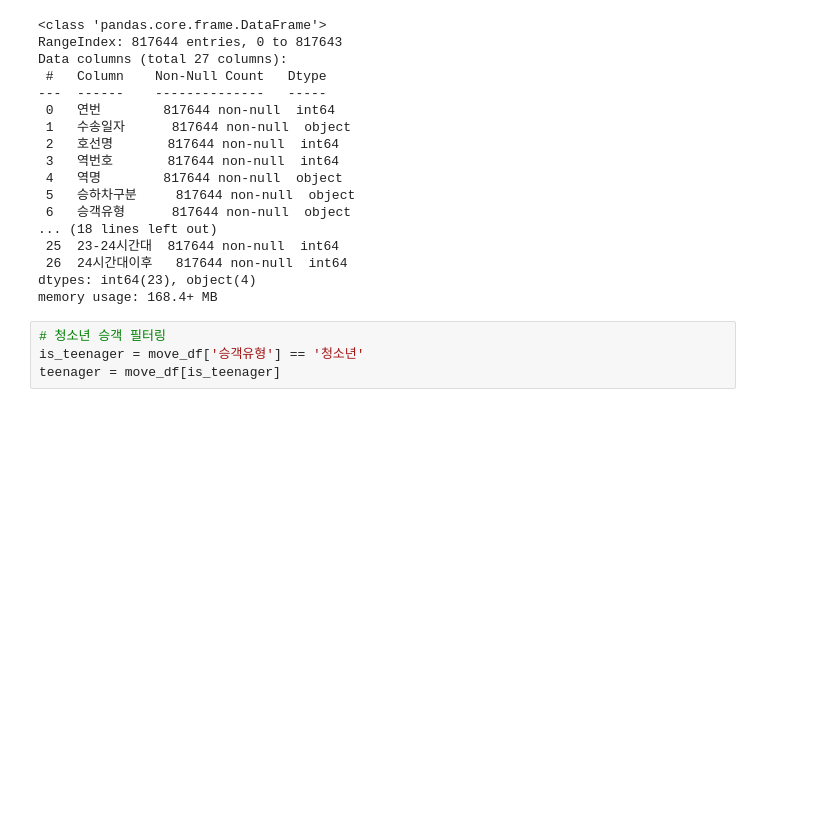
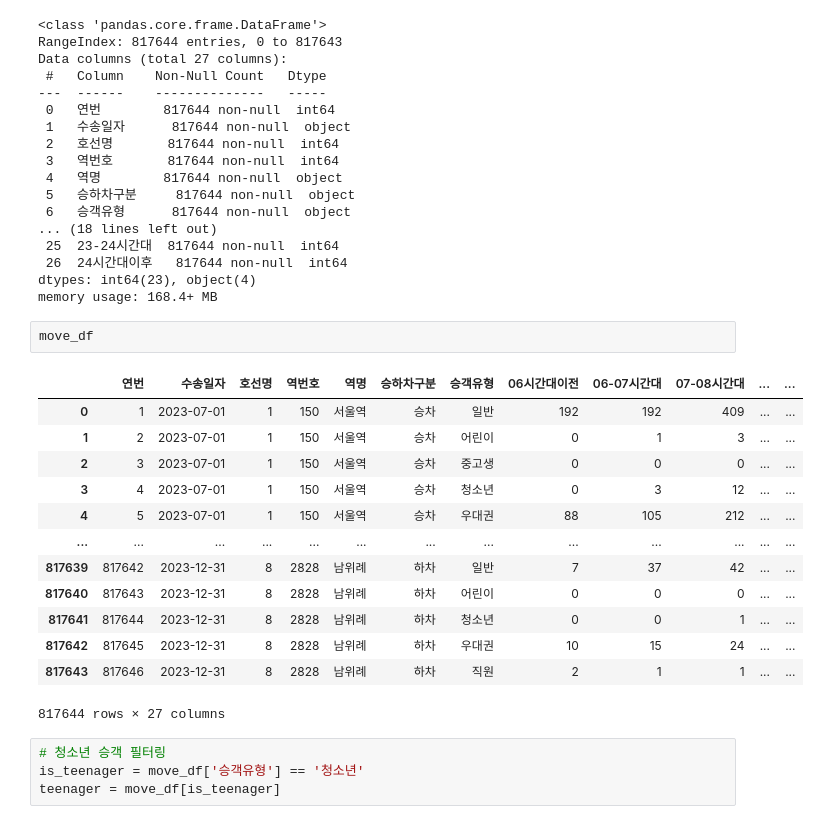
Before and after one commit to thdnjs0730/2024-1-my-BDA, a Jupyter notebook: 데이터분석과제_03조_20231596_최소원_20231596_최소원.ipynb, the cells around one changed output. Saved outputs shown, nothing was run; the diff lists cells and outputs as text; blank space fills up the shorter version.

```diff
--- a/데이터분석과제_03조_20231596_최소원_20231596_최소원.ipynb
+++ b/데이터분석과제_03조_20231596_최소원_20231596_최소원.ipynb
@@ -207,6 +224,22 @@ Data columns (total 27 columns):
  26  24시간대이후   817644 non-null  int64
 dtypes: int64(23), object(4)
 memory usage: 168.4+ MB
+# %%
+move_df
+# %% [output]
+|  | 연번 | 수송일자 | 호선명 | 역번호 | 역명 | 승하차구분 | 승객유형 | 06시간대이전 | 06-07시간대 | 07-08시간대 | ... | ... |
+| 0 | 1 | 2023-07-01 | 1 | 150 | 서울역 | 승차 | 일반 | 192 | 192 | 409 | ... | ... |
+| 1 | 2 | 2023-07-01 | 1 | 150 | 서울역 | 승차 | 어린이 | 0 | 1 | 3 | ... | ... |
+| 2 | 3 | 2023-07-01 | 1 | 150 | 서울역 | 승차 | 중고생 | 0 | 0 | 0 | ... | ... |
+| 3 | 4 | 2023-07-01 | 1 | 150 | 서울역 | 승차 | 청소년 | 0 | 3 | 12 | ... | ... |
+| 4 | 5 | 2023-07-01 | 1 | 150 | 서울역 | 승차 | 우대권 | 88 | 105 | 212 | ... | ... |
+| ... | ... | ... | ... | ... | ... | ... | ... | ... | ... | ... | ... | ... |
+| 817639 | 817642 | 2023-12-31 | 8 | 2828 | 남위례 | 하차 | 일반 | 7 | 37 | 42 | ... | ... |
+| 817640 | 817643 | 2023-12-31 | 8 | 2828 | 남위례 | 하차 | 어린이 | 0 | 0 | 0 | ... | ... |
+| 817641 | 817644 | 2023-12-31 | 8 | 2828 | 남위례 | 하차 | 청소년 | 0 | 0 | 1 | ... | ... |
+| 817642 | 817645 | 2023-12-31 | 8 | 2828 | 남위례 | 하차 | 우대권 | 10 | 15 | 24 | ... | ... |
+| 817643 | 817646 | 2023-12-31 | 8 | 2828 | 남위례 | 하차 | 직원 | 2 | 1 | 1 | ... | ... |
+817644 rows × 27 columns
 # %%
 # 청소년 승객 필터링
 is_teenager = move_df['승객유형'] == '청소년'
```
Also changed, not shown: parts of 9 cells of this notebook.
